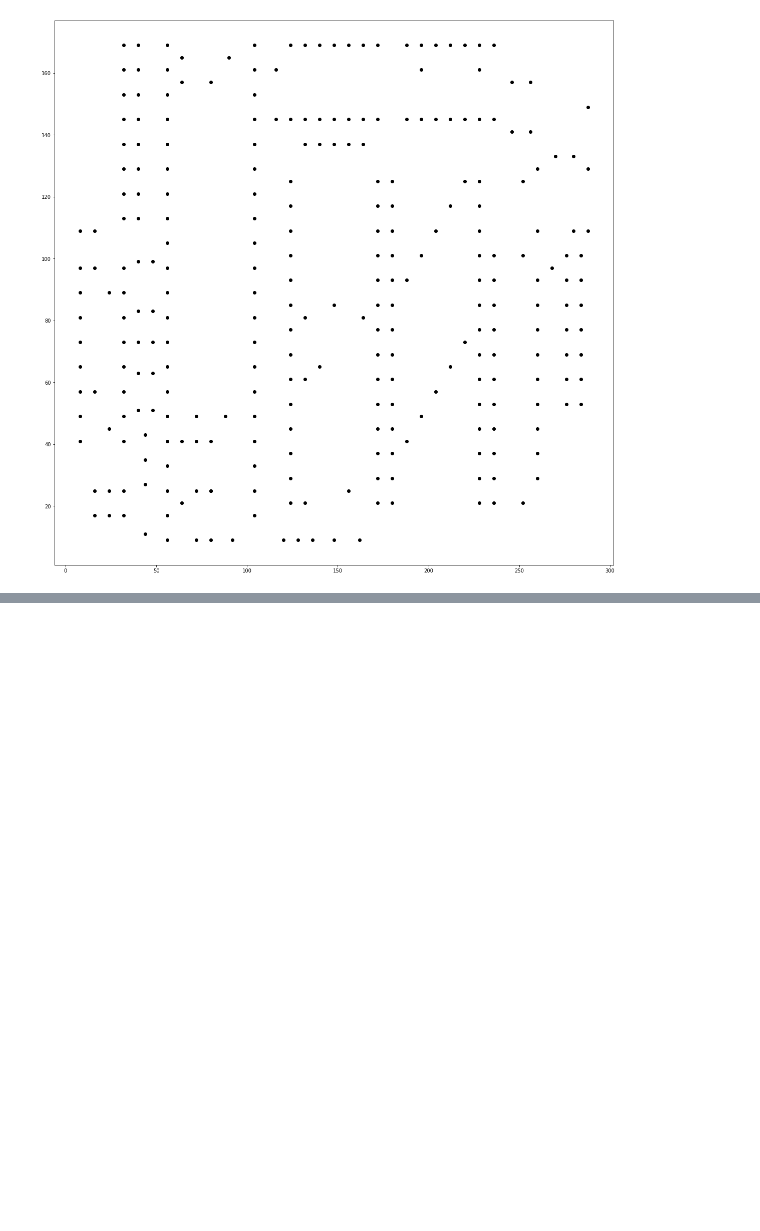
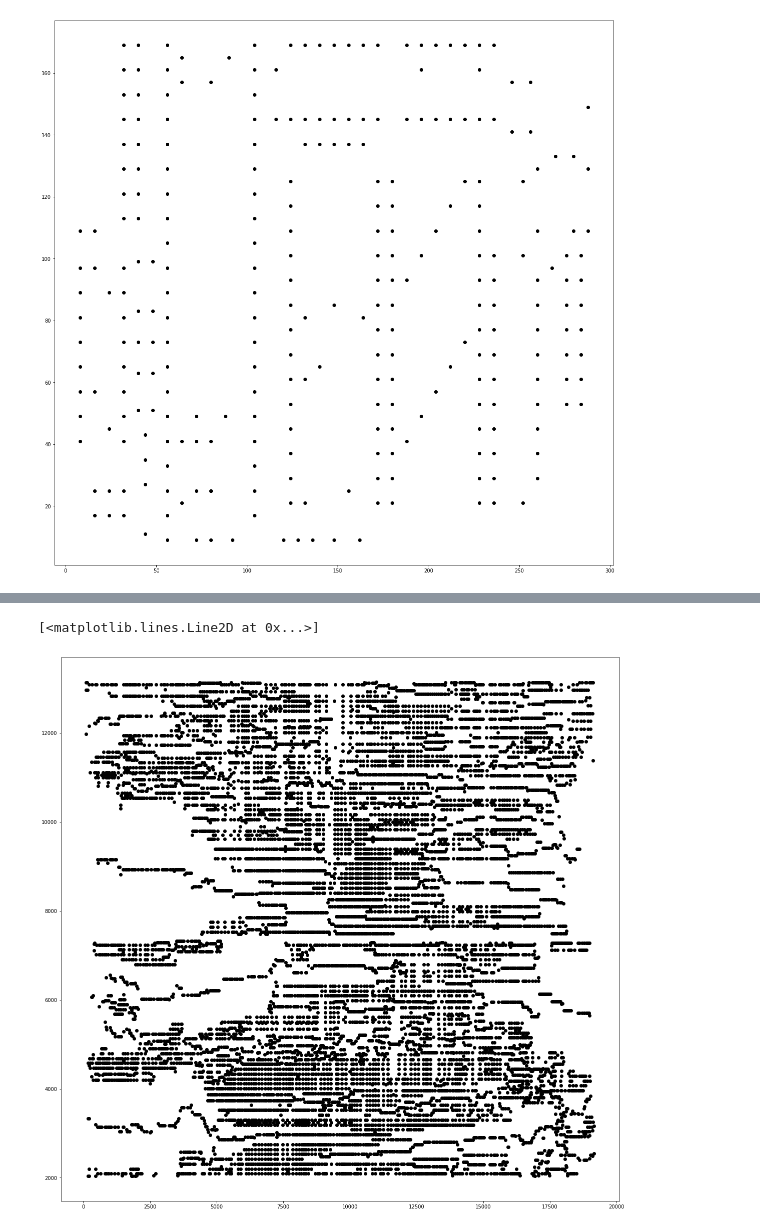
Before and after one commit to hannabros/kaist.sbse, a Jupyter notebook: tsp/viz.ipynb, the cells around one changed output, grey strips where cells are left out. Saved outputs shown, nothing was run; the diff lists cells and outputs as text; code cells hidden in the pictures; blank space fills up the shorter version.

```diff
--- a/tsp/viz.ipynb
+++ b/tsp/viz.ipynb
@@ -24,0 +38,11 @@ plt.plot(x, y, 'o', color='black')
+# %%
+coor = get_coordinates(file='/Users/hangyeolsun/workspace/kaist.sbse/tsp/rl11849.tsp')
+x, y = [], []
+for key, value in coor.items():
+    x.append(value[0])
+    y.append(value[1])
+plt.figure(figsize=(20,20))
+plt.plot(x, y, 'o', color='black')
+# %% [output]
+[<matplotlib.lines.Line2D at 0x...>]
+[figure, added]
```
Also changed, not shown: parts of 16 cells of this notebook, 17 other files.
